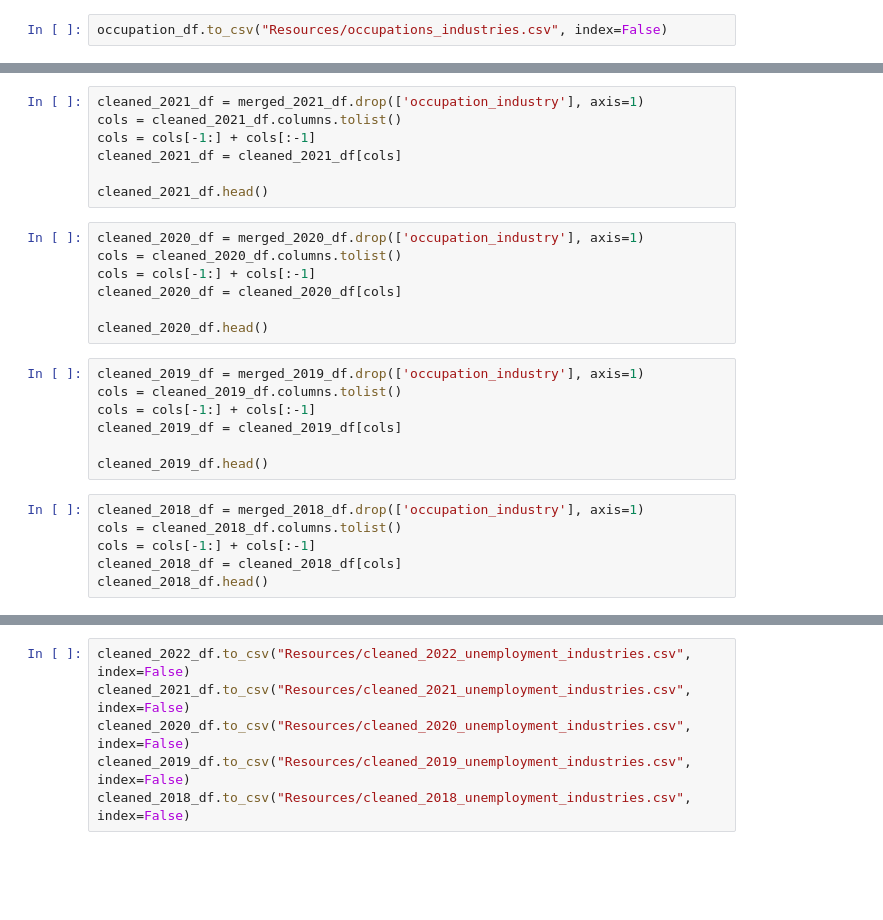
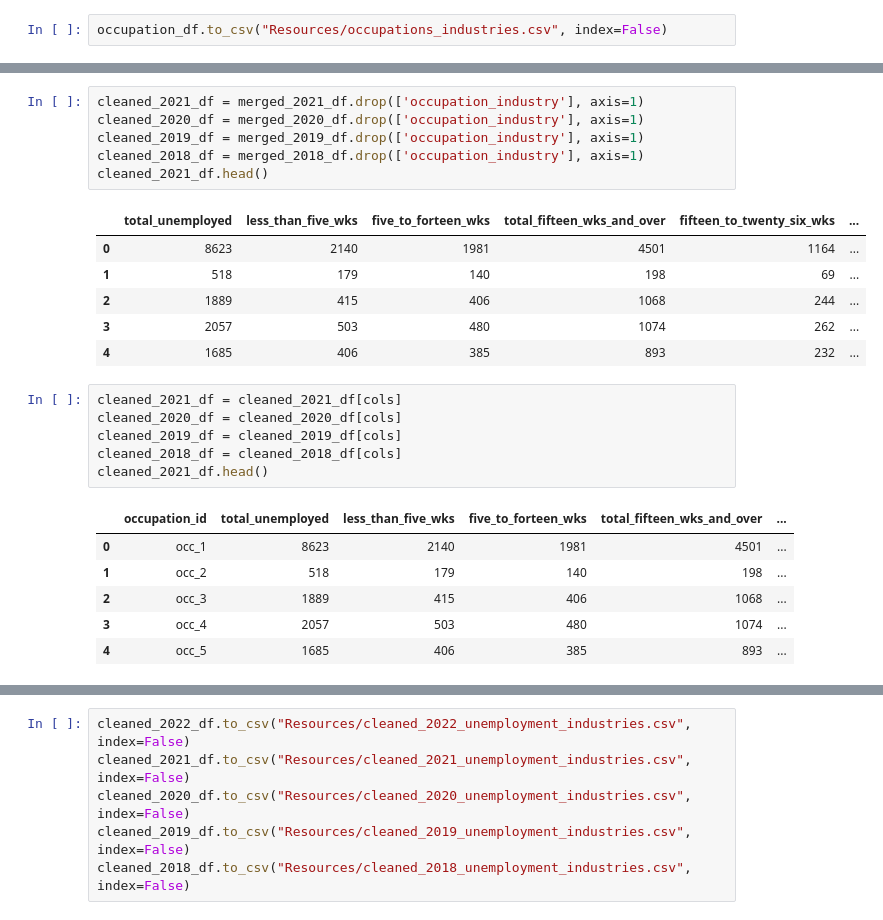
Before and after one commit to tvaughn905/Project-3, a Jupyter notebook: cleaning_industry_data.ipynb, the cells around one changed output, grey strips where cells are left out. Saved outputs shown, nothing was run; the diff lists cells and outputs as text; blank space fills up the shorter version.

```diff
--- a/cleaning_industry_data.ipynb
+++ b/cleaning_industry_data.ipynb
@@ -169,27 +441,26 @@ merged_2021_df.head()
 # %%
 cleaned_2021_df = merged_2021_df.drop(['occupation_industry'], axis=1)
-cols = cleaned_2021_df.columns.tolist()
-cols = cols[-1:] + cols[:-1]
-cleaned_2021_df = cleaned_2021_df[cols]
-
+cleaned_2020_df = merged_2020_df.drop(['occupation_industry'], axis=1)
+cleaned_2019_df = merged_2019_df.drop(['occupation_industry'], axis=1)
+cleaned_2018_df = merged_2018_df.drop(['occupation_industry'], axis=1)
 cleaned_2021_df.head()
+# %% [output]
+|  | total_unemployed | less_than_five_wks | five_to_forteen_wks | total_fifteen_wks_and_over | fifteen_to_twenty_six_wks | ... |
+| 0 | 8623 | 2140 | 1981 | 4501 | 1164 | ... |
+| 1 | 518 | 179 | 140 | 198 | 69 | ... |
+| 2 | 1889 | 415 | 406 | 1068 | 244 | ... |
+| 3 | 2057 | 503 | 480 | 1074 | 262 | ... |
+| 4 | 1685 | 406 | 385 | 893 | 232 | ... |
-# %%
-cleaned_2020_df = merged_2020_df.drop(['occupation_industry'], axis=1)
-cols = cleaned_2020_df.columns.tolist()
-cols = cols[-1:] + cols[:-1]
-cleaned_2020_df = cleaned_2020_df[cols]
-
-cleaned_2020_df.head()
-# %%
-cleaned_2019_df = merged_2019_df.drop(['occupation_industry'], axis=1)
-cols = cleaned_2019_df.columns.tolist()
-cols = cols[-1:] + cols[:-1]
-cleaned_2019_df = cleaned_2019_df[cols]
-
-cleaned_2019_df.head()
-# %%
-cleaned_2018_df = merged_2018_df.drop(['occupation_industry'], axis=1)
-cols = cleaned_2018_df.columns.tolist()
-cols = cols[-1:] + cols[:-1]
-cleaned_2018_df = cleaned_2018_df[cols]
-cleaned_2018_df.head()
+# %%
+cleaned_2021_df = cleaned_2021_df[cols]
+cleaned_2020_df = cleaned_2020_df[cols]
+cleaned_2019_df = cleaned_2019_df[cols]
+cleaned_2018_df = cleaned_2018_df[cols]
+cleaned_2021_df.head()
+# %% [output]
+|  | occupation_id | total_unemployed | less_than_five_wks | five_to_forteen_wks | total_fifteen_wks_and_over | ... |
+| 0 | occ_1 | 8623 | 2140 | 1981 | 4501 | ... |
+| 1 | occ_2 | 518 | 179 | 140 | 198 | ... |
+| 2 | occ_3 | 1889 | 415 | 406 | 1068 | ... |
+| 3 | occ_4 | 2057 | 503 | 480 | 1074 | ... |
+| 4 | occ_5 | 1685 | 406 | 385 | 893 | ... |
```
Also changed, not shown: parts of 34 cells of this notebook, 5 other files.
